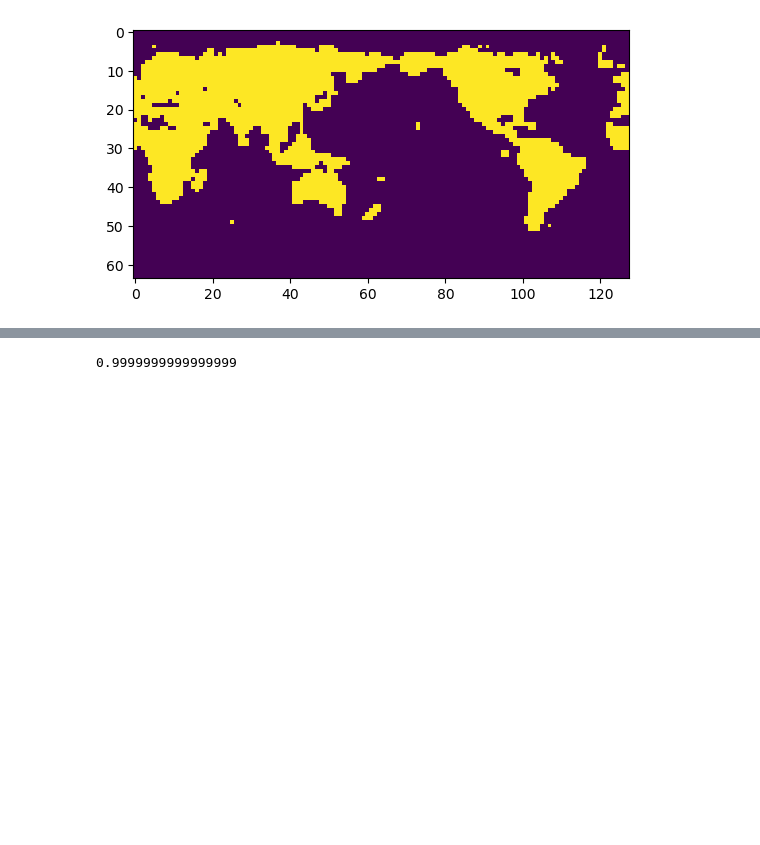
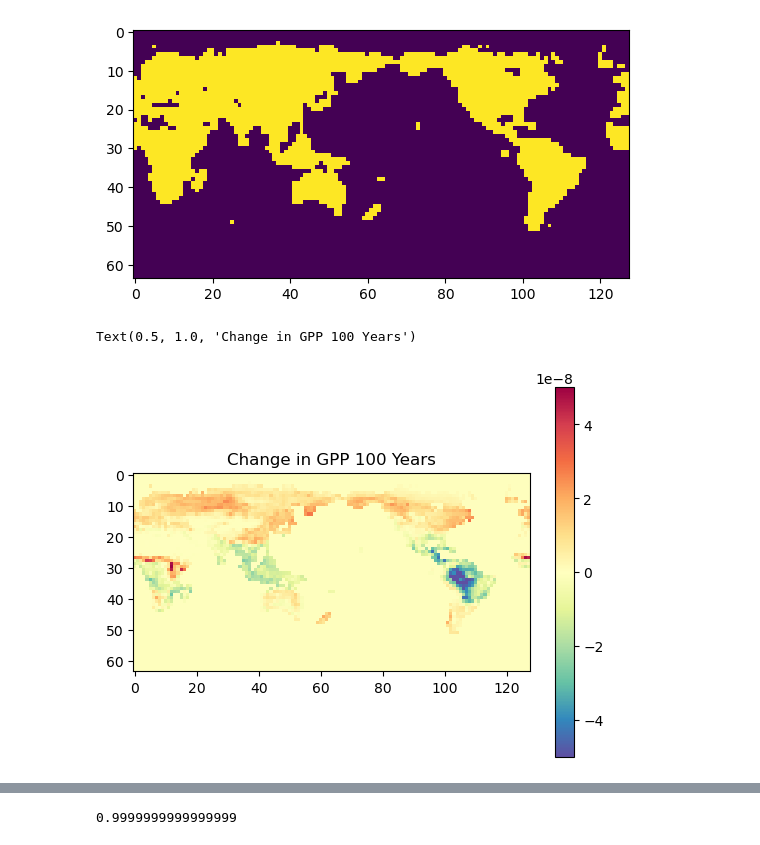
Before and after one commit to ffloof/CMIPscript, a Jupyter notebook: ModelViz.ipynb, the cells around one changed output, grey strips where cells are left out. Drawn from its saved outputs; the diff is of its cells as text; code cells hidden in the pictures; blank space fills up the shorter version.

```diff
--- a/ModelViz.ipynb
+++ b/ModelViz.ipynb
@@ -20,12 +20,15 @@ def avg20(ds):
 x_cveg = avg20(cveg_data[start_x:end_x,:,:])
 x_ts = avg20(ts_data[start_x:end_x,:,:])
 x_pr = avg20(pr_data[start_x:end_x,:,:])
+x_gpp = avg20(gpp_data[start_x:end_x,:,:])
 y_ts = avg20(ts_data[start_y:end_y,:,:])
 y_pr = avg20(pr_data[start_y:end_y,:,:])
+y_gpp = avg20(gpp_data[start_y:end_y,:,:])
 y_cveg = avg20(cveg_data[start_y:end_y,:,:])
 delta_ts = y_ts - x_ts
 delta_pr = y_pr - x_pr
 delta_cveg = y_cveg - x_cveg
+delta_gpp = y_gpp - x_gpp
 
 mask = x_cveg > 0
 # %%
@@ -33,4 +36,11 @@ plt.imshow(mask[::-1])
 # %% [output]
 <matplotlib.image.AxesImage at 0x...>
 [figure]
+# %%
+plt.imshow(delta_gpp[::-1], cmap="Spectral_r", vmin=-5*1e-8,vmax=5*1e-8)
+plt.colorbar()
+plt.title("Change in GPP 100 Years")
+# %% [output]
+Text(0.5, 1.0, 'Change in GPP 100 Years')
+[figure, added]
 # %%
```
Also changed, not shown: parts of 32 cells of this notebook.
